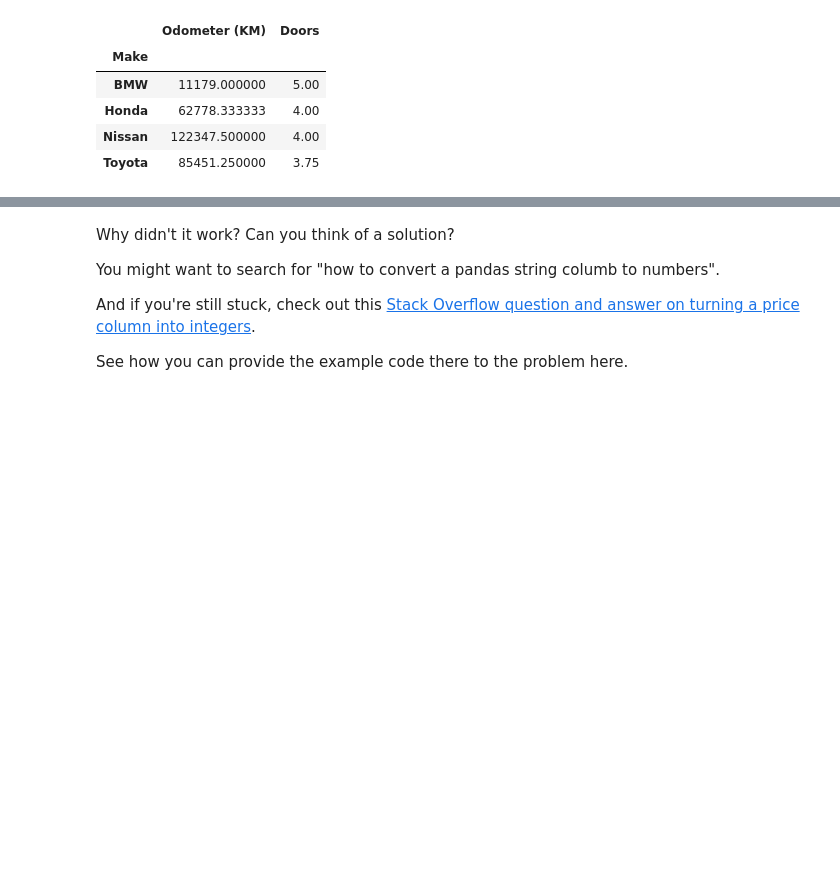
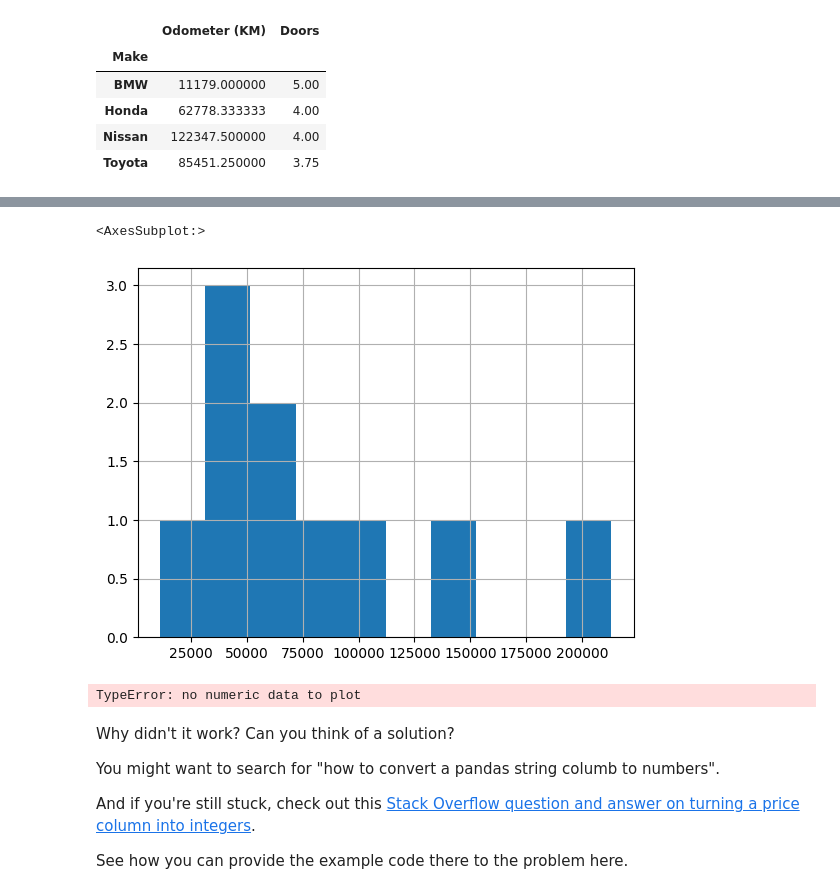
Before and after one commit to belhaddadmohamed/Data-Analysis, a Jupyter notebook: Exercices and Solution/Pandas/pandas-exercises-Essay1.ipynb, the cells around one changed output, grey strips where cells are left out. Drawn from its saved outputs; the diff is of its cells as text; code cells hidden in the pictures; blank space fills up the shorter version.

```diff
--- a/Exercices and Solution/Pandas/pandas-exercises-Essay1.ipynb
+++ b/Exercices and Solution/Pandas/pandas-exercises-Essay1.ipynb
@@ -237,7 +241,14 @@ import matplotlib as plt
 # %%
 # Create a histogram of the Odometer column using hist()
+car_sales['Odometer (KM)'].hist()
+# %% [output]
+<AxesSubplot:>
+[figure, added]
 # %%
 # Try to plot the Price column using plot()
+car_sales['Price'].plot()
+# %% [output]
+TypeError: no numeric data to plot
 # %% [markdown]
 Why didn't it work? Can you think of a solution?
 
```
Also changed, not shown: parts of 14 cells of this notebook.
